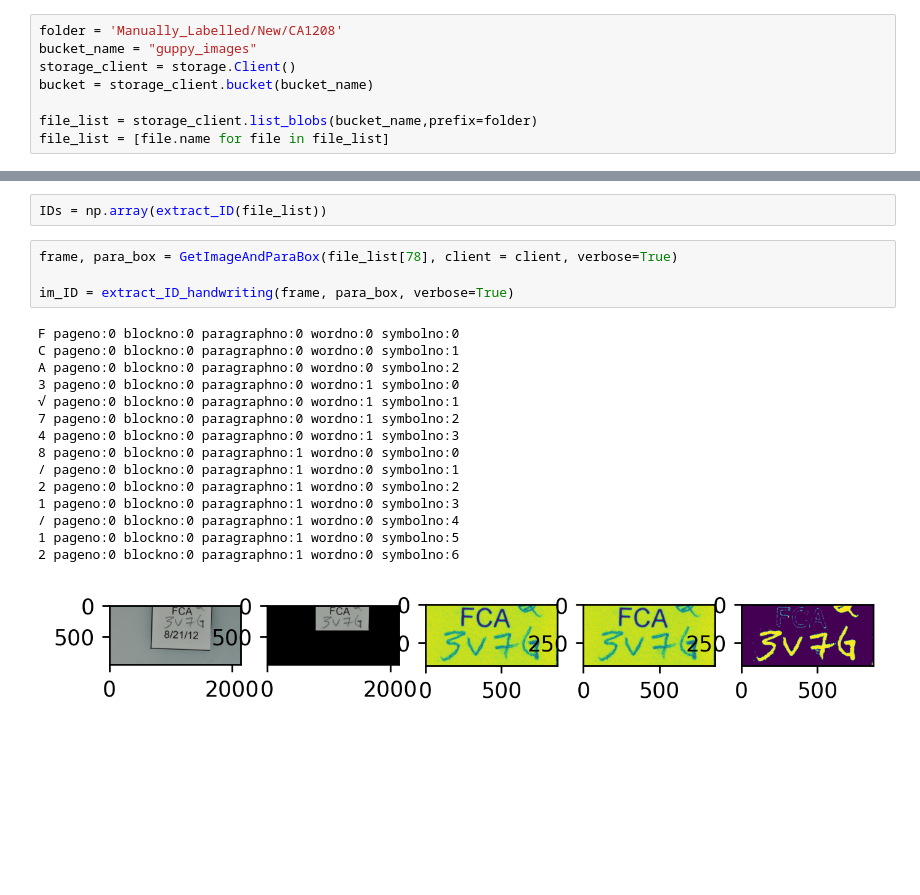
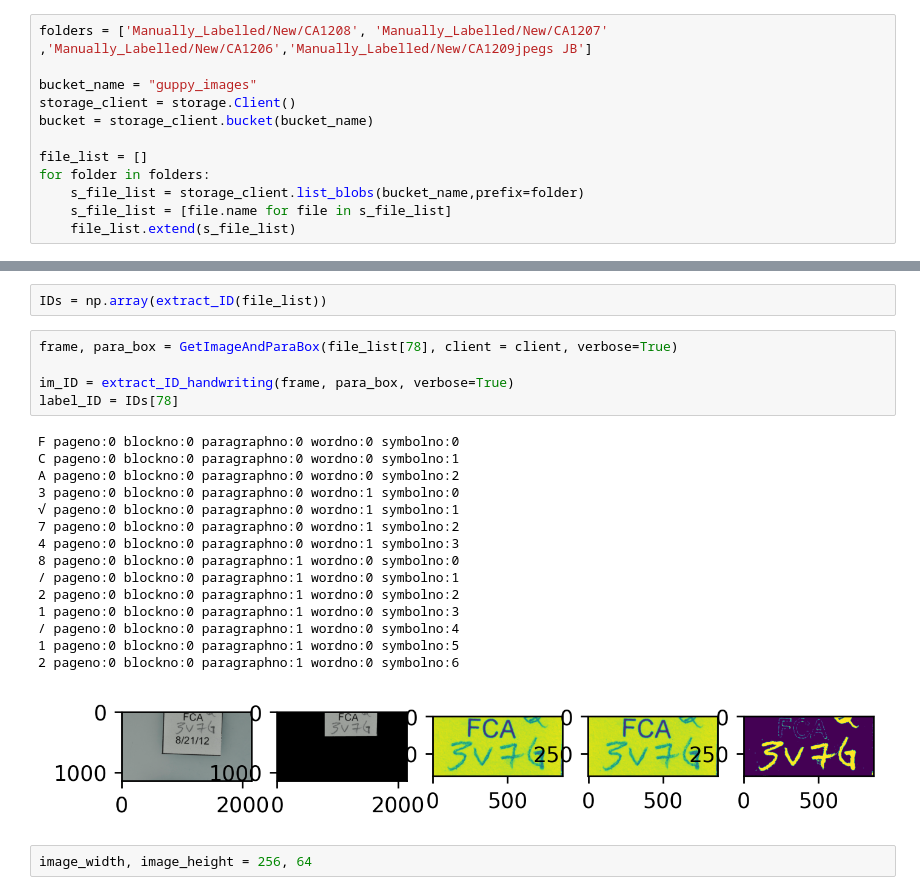
Before and after one commit to Jor-Lee/Guppies, a Jupyter notebook: Python_Files/ML_preprocessing.ipynb, the cells around one changed output, grey strips where cells are left out. Cells and saved outputs as stored; diff of their text form; blank space fills up the shorter version.

```diff
--- a/Python_Files/ML_preprocessing.ipynb
+++ b/Python_Files/ML_preprocessing.ipynb
@@ -247,8 +252,12 @@ ID = extract_ID_handwriting(frame, para_box, verbose=True)
 # %%
-folder = 'Manually_Labelled/New/CA1208'
+folders = ['Manually_Labelled/New/CA1208', 'Manually_Labelled/New/CA1207' ,'Manually_Labelled/New/CA1206','Manually_Labelled/New/CA1209jpegs JB']
+
 bucket_name = "guppy_images"
 storage_client = storage.Client()
 bucket = storage_client.bucket(bucket_name)
 
-file_list = storage_client.list_blobs(bucket_name,prefix=folder)
-file_list = [file.name for file in file_list]
+file_list = []
+for folder in folders:
+    s_file_list = storage_client.list_blobs(bucket_name,prefix=folder)
+    s_file_list = [file.name for file in s_file_list]
+    file_list.extend(s_file_list)
@@ -274,20 +279,23 @@ IDs = np.array(extract_ID(file_list))
 # %%
 frame, para_box = GetImageAndParaBox(file_list[78], client = client, verbose=True)
 
 im_ID = extract_ID_handwriting(frame, para_box, verbose=True)
+label_ID = IDs[78]
 # %% [output]
 F pageno:0 blockno:0 paragraphno:0 wordno:0 symbolno:0
 C pageno:0 blockno:0 paragraphno:0 wordno:0 symbolno:1
 A pageno:0 blockno:0 paragraphno:0 wordno:0 symbolno:2
 3 pageno:0 blockno:0 paragraphno:0 wordno:1 symbolno:0
 √ pageno:0 blockno:0 paragraphno:0 wordno:1 symbolno:1
 7 pageno:0 blockno:0 paragraphno:0 wordno:1 symbolno:2
 4 pageno:0 blockno:0 paragraphno:0 wordno:1 symbolno:3
 8 pageno:0 blockno:0 paragraphno:1 wordno:0 symbolno:0
 / pageno:0 blockno:0 paragraphno:1 wordno:0 symbolno:1
 2 pageno:0 blockno:0 paragraphno:1 wordno:0 symbolno:2
 1 pageno:0 blockno:0 paragraphno:1 wordno:0 symbolno:3
 / pageno:0 blockno:0 paragraphno:1 wordno:0 symbolno:4
 1 pageno:0 blockno:0 paragraphno:1 wordno:0 symbolno:5
 2 pageno:0 blockno:0 paragraphno:1 wordno:0 symbolno:6
-[figure, old version]
+[figure, new version]
+# %%
+image_width, image_height = 256, 64
```
Also changed, not shown: parts of 13 cells of this notebook, 2 other files.
